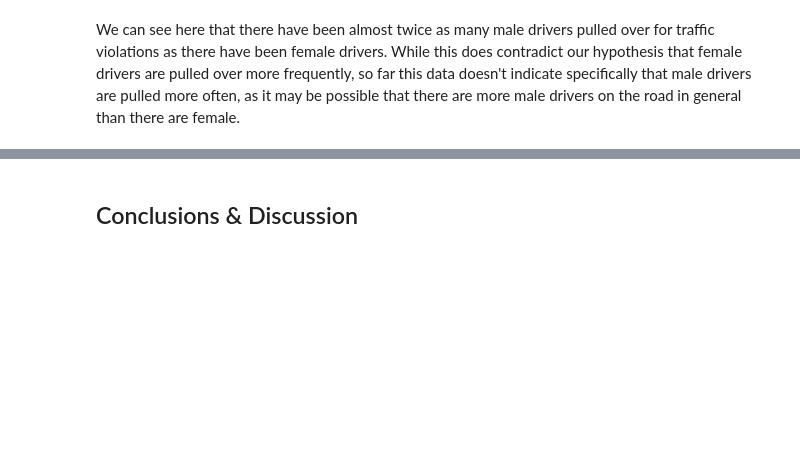
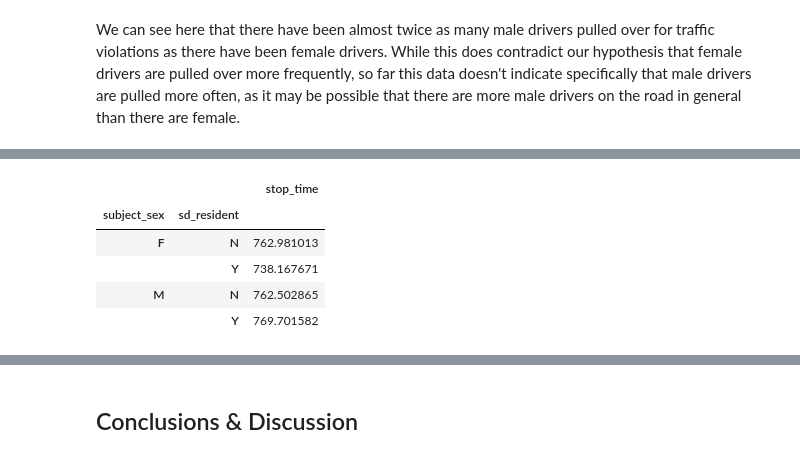
Before and after one commit to TomDonoghue/Pr_013, a Jupyter notebook: FinalProject.ipynb, the cells around one changed output, grey strips where cells are left out. Cells and saved outputs as stored; diff of their text form; code cells hidden in the pictures; blank space fills up the shorter version.

```diff
--- a/FinalProject.ipynb
+++ b/FinalProject.ipynb
@@ -168,0 +247,12 @@ Percentage of hispanic drivers arrested as the result of a traffic violation: 1.
+# %%
+#Average stop time shown with pivot table
+df['stop_time'] = df['stop_time'].str.split(':').apply(lambda x: int(x[0]) * 60 + int(x[1])) #convert from min:sec to secs
+pv = df.pivot_table(values=['stop_time'], index=['subject_sex', 'sd_resident'])
+pv
+# %% [output]
+|  |  | stop_time |
+| subject_sex | sd_resident |  |
+| F | N | 762.981013 |
+|  | Y | 738.167671 |
+| M | N | 762.502865 |
+|  | Y | 769.701582 |
```
Also changed, not shown: parts of 6 cells of this notebook.
